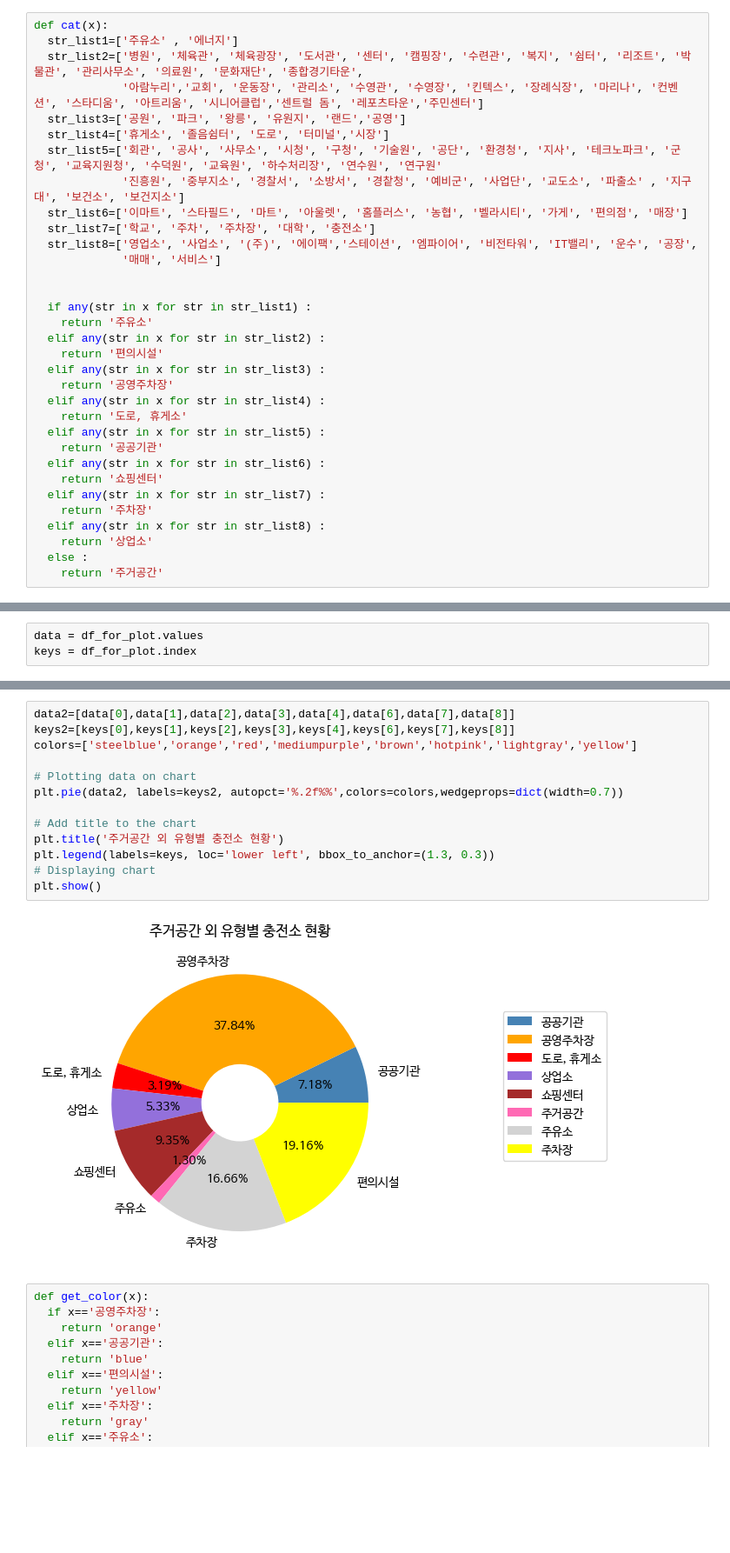
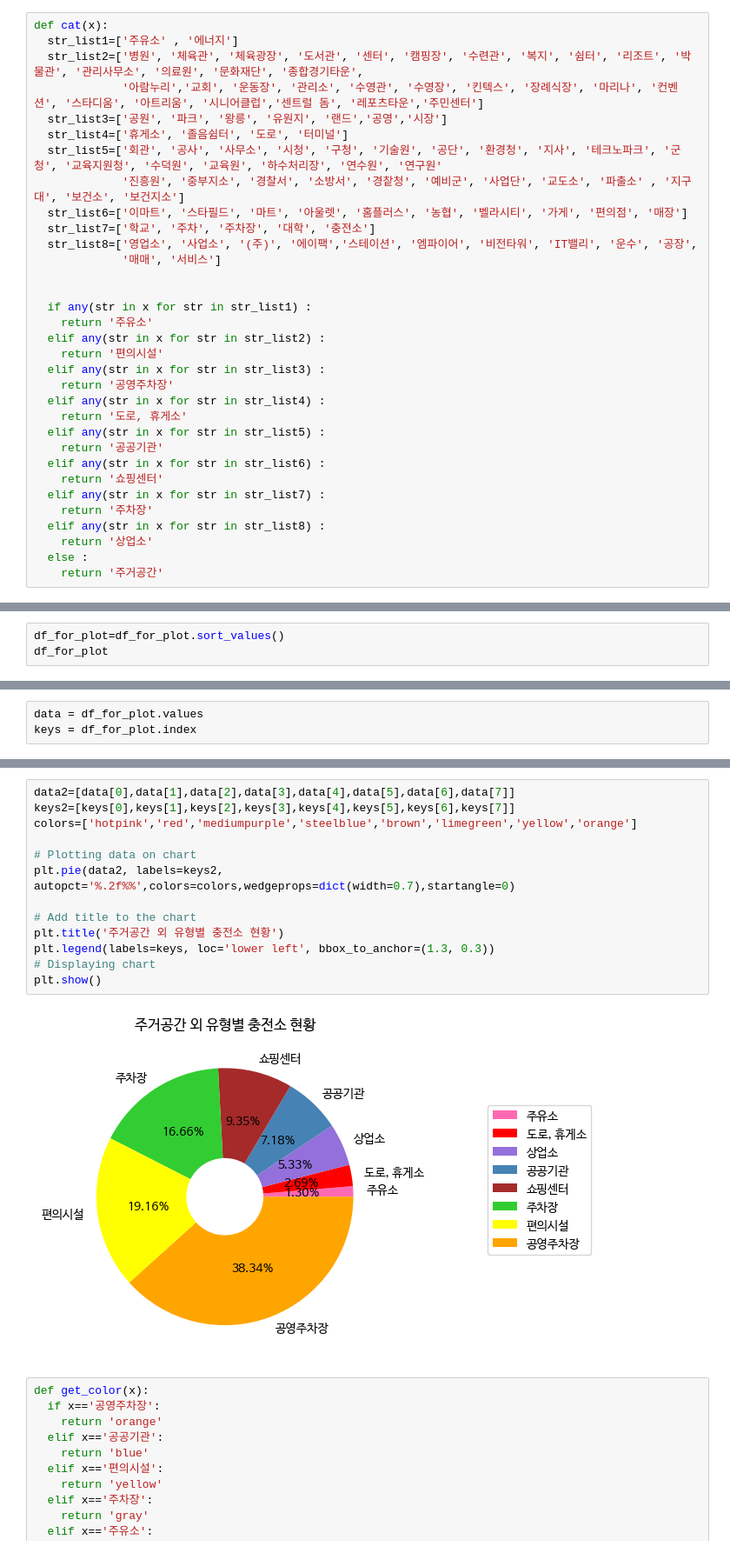
Before and after one commit to choiminseoo/project3-machinelearning, a Jupyter notebook: DA_data/현황_분석_및_시각화.ipynb, the cells around one changed output, grey strips where cells are left out. Shown at 87% size. Cells and saved outputs as stored; diff of their text form; blank space fills up the shorter version.

```diff
--- a/DA_data/현황_분석_및_시각화.ipynb
+++ b/DA_data/현황_분석_및_시각화.ipynb
@@ -24,8 +24,8 @@ def cat(x):
   str_list1=['주유소' , '에너지']
   str_list2=['병원', '체육관', '체육광장', '도서관', '센터', '캠핑장', '수련관', '복지', '쉼터', '리조트', '박물관', '관리사무소', '의료원', '문화재단', '종합경기타운',
              '아람누리','교회', '운동장', '관리소', '수영관', '수영장', '킨텍스', '장례식장', '마리나', '컨벤션', '스타디움', '아트리움', '시니어클럽','센트럴 돔', '레포츠타운','주민센터']
-  str_list3=['공원', '파크', '왕릉', '유원지', '랜드','공영']
-  str_list4=['휴게소', '졸음쉼터', '도로', '터미널','시장']
+  str_list3=['공원', '파크', '왕릉', '유원지', '랜드','공영','시장']
+  str_list4=['휴게소', '졸음쉼터', '도로', '터미널']
   str_list5=['회관', '공사', '사무소', '시청', '구청', '기술원', '공단', '환경청', '지사', '테크노파크', '군청', '교육지원청', '수덕원', '교육원', '하수처리장', '연수원', '연구원'
              '진흥원', '중부지소', '경찰서', '소방서', '경챁청', '예비군', '사업단', '교도소', '파출소' , '지구대', '보건소', '보건지소']
   str_list6=['이마트', '스타필드', '마트', '아울렛', '홈플러스', '농협', '벨라시티', '가게', '편의점', '매장']
@@ -114,0 +101,3 @@ Name: 충전소명, dtype: int64
+# %%
+df_for_plot=df_for_plot.sort_values()
+df_for_plot
@@ -146,19 +147,19 @@ Index(['공공기관', '공영주차장', '도로, 휴게소', '상업소', '쇼
       dtype='object', name='분류유형')
 # %%
-data2=[data[0],data[1],data[2],data[3],data[4],data[6],data[7],data[8]]
-keys2=[keys[0],keys[1],keys[2],keys[3],keys[4],keys[6],keys[7],keys[8]]
-colors=['steelblue','orange','red','mediumpurple','brown','hotpink','lightgray','yellow']
+data2=[data[0],data[1],data[2],data[3],data[4],data[5],data[6],data[7]]
+keys2=[keys[0],keys[1],keys[2],keys[3],keys[4],keys[5],keys[6],keys[7]]
+colors=['hotpink','red','mediumpurple','steelblue','brown','limegreen','yellow','orange']
 
 # Plotting data on chart
-plt.pie(data2, labels=keys2, autopct='%.2f%%',colors=colors,wedgeprops=dict(width=0.7))
+plt.pie(data2, labels=keys2, autopct='%.2f%%',colors=colors,wedgeprops=dict(width=0.7),startangle=0)
 
 # Add title to the chart
 plt.title('주거공간 외 유형별 충전소 현황')
 plt.legend(labels=keys, loc='lower left', bbox_to_anchor=(1.3, 0.3))
 # Displaying chart
 plt.show()
 # %% [output]
-[figure, old version]
+[figure, new version]
 # %%
 def get_color(x):
   if x=='공영주차장':
```
Also changed, not shown: parts of 4 cells of this notebook, 2 other files.
